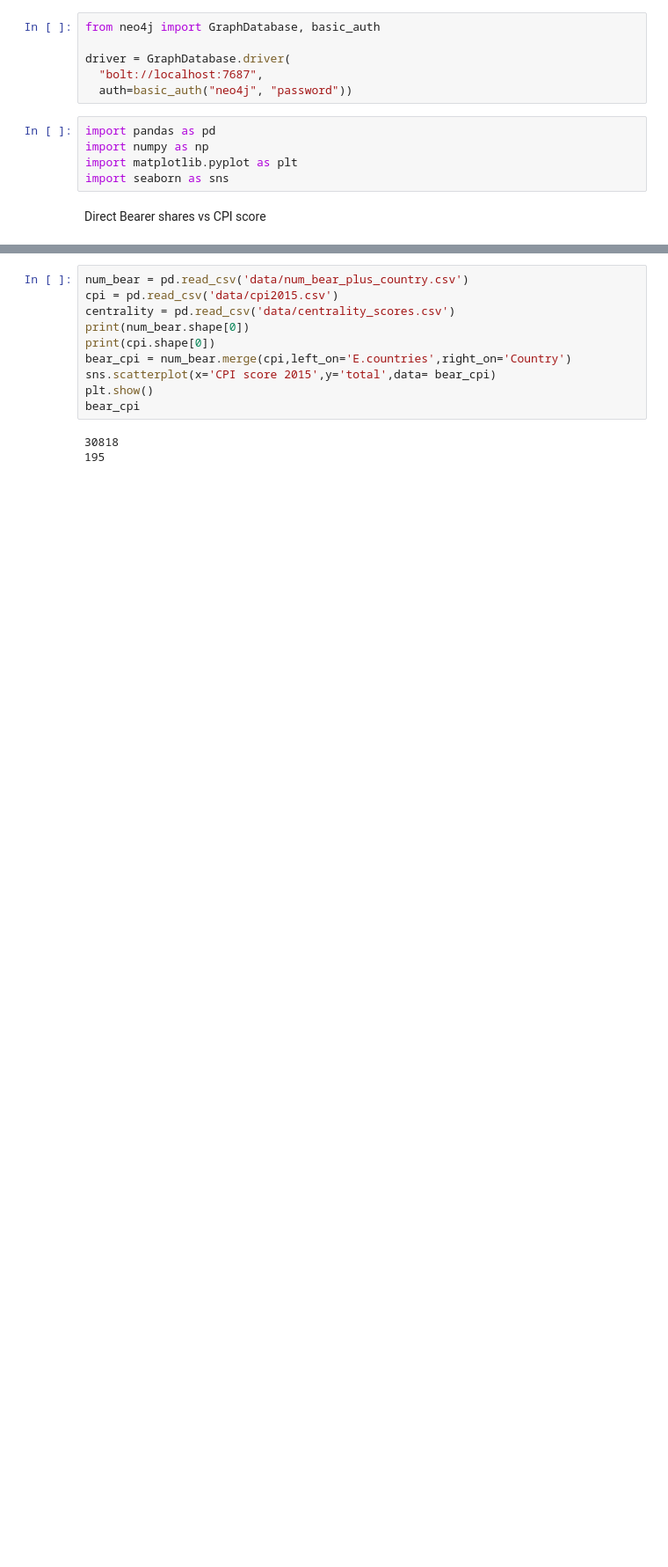
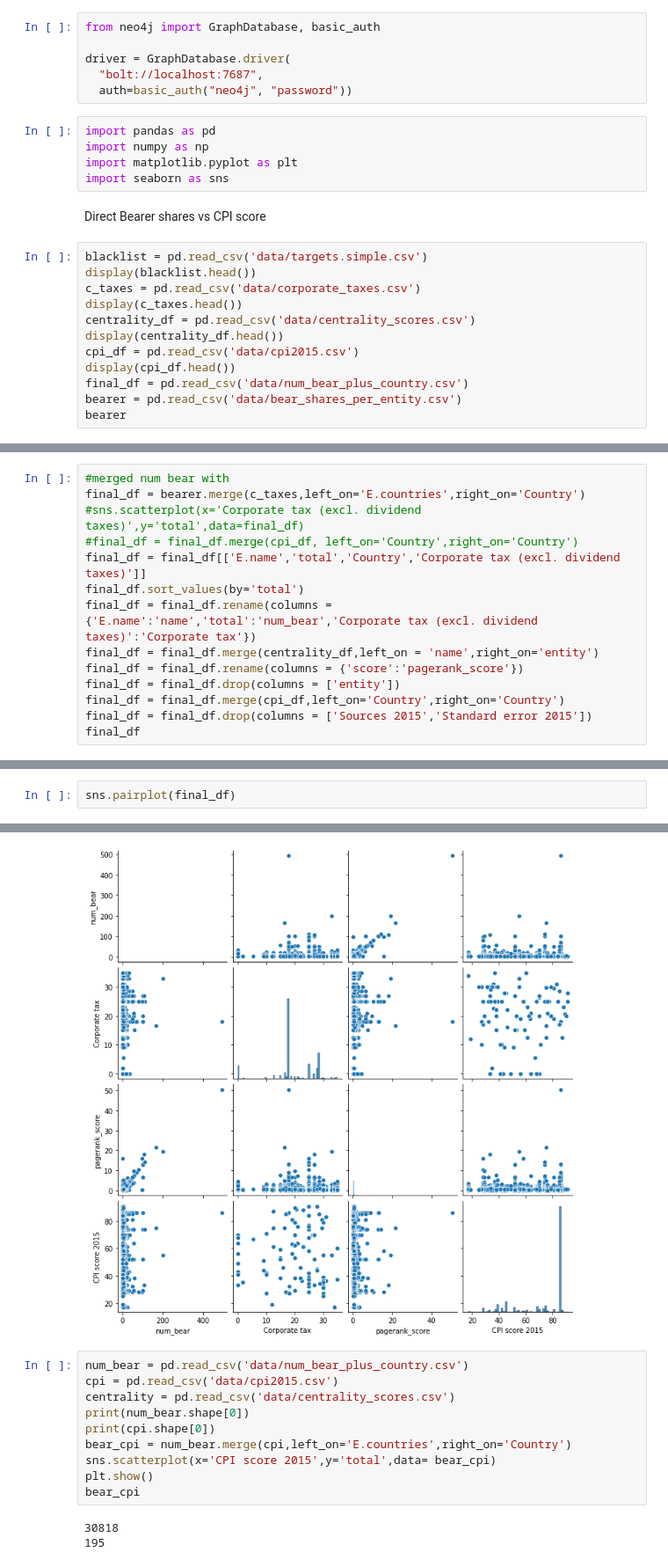
Before and after one commit to alexmak001/Panama-Papers, a Jupyter notebook: johncode.ipynb, the cells around one changed output, grey strips where cells are left out. Shown at 88% size. Saved outputs shown, nothing was run; the diff lists cells and outputs as text; blank space fills up the shorter version.

Commit message:
4 features
4 features done and viz on the data

```diff
--- a/johncode.ipynb
+++ b/johncode.ipynb
@@ -11,3 +11,15 @@ import matplotlib.pyplot as plt
 import seaborn as sns
 # %% [markdown]
 Direct Bearer shares vs CPI score
+# %%
+blacklist = pd.read_csv('data/targets.simple.csv')
+display(blacklist.head())
+c_taxes = pd.read_csv('data/corporate_taxes.csv')
+display(c_taxes.head())
+centrality_df = pd.read_csv('data/centrality_scores.csv')
+display(centrality_df.head())
+cpi_df = pd.read_csv('data/cpi2015.csv')
+display(cpi_df.head())
+final_df = pd.read_csv('data/num_bear_plus_country.csv')
+bearer = pd.read_csv('data/bear_shares_per_entity.csv')
+bearer
@@ -13,0 +64,14 @@ Direct Bearer shares vs CPI score
+# %%
+#merged num bear with
+final_df = bearer.merge(c_taxes,left_on='E.countries',right_on='Country')
+#sns.scatterplot(x='Corporate tax (excl. dividend taxes)',y='total',data=final_df)
+#final_df = final_df.merge(cpi_df, left_on='Country',right_on='Country')
+final_df = final_df[['E.name','total','Country','Corporate tax (excl. dividend taxes)']]
+final_df.sort_values(by='total')
+final_df = final_df.rename(columns = {'E.name':'name','total':'num_bear','Corporate tax (excl. dividend taxes)':'Corporate tax'})
+final_df = final_df.merge(centrality_df,left_on = 'name',right_on='entity')
+final_df = final_df.rename(columns = {'score':'pagerank_score'})
+final_df = final_df.drop(columns = ['entity'])
+final_df = final_df.merge(cpi_df,left_on='Country',right_on='Country')
+final_df = final_df.drop(columns = ['Sources 2015','Standard error 2015'])
+final_df
@@ -13,0 +92,3 @@ Direct Bearer shares vs CPI score
+# %%
+sns.pairplot(final_df)
+# %% [output]
@@ -14,3 +96,4 @@ Direct Bearer shares vs CPI score
+[figure, added]
 # %%
 num_bear = pd.read_csv('data/num_bear_plus_country.csv')
 cpi = pd.read_csv('data/cpi2015.csv')
```
Also changed, not shown: parts of 3 cells of this notebook, 3 other files.
